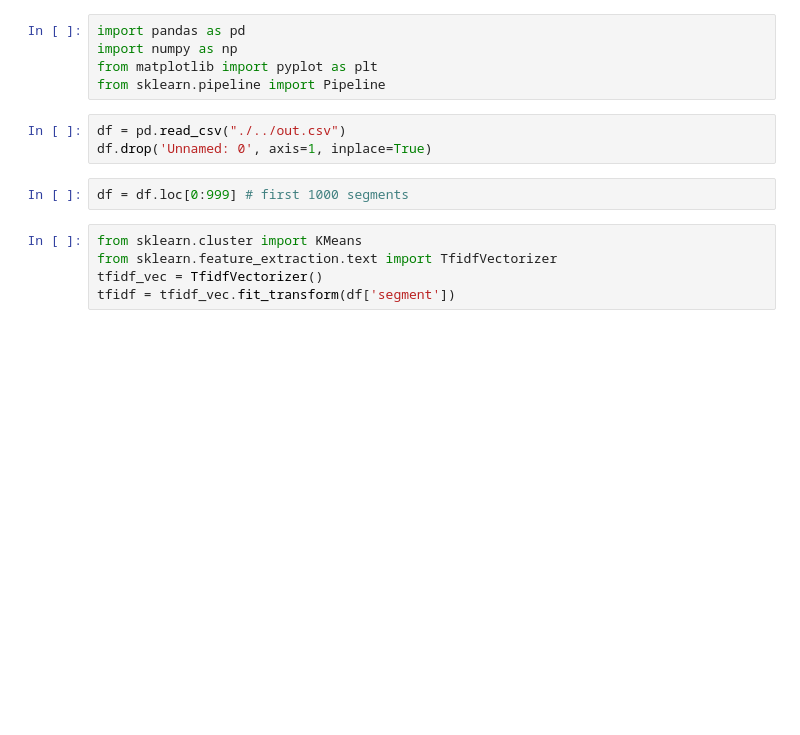
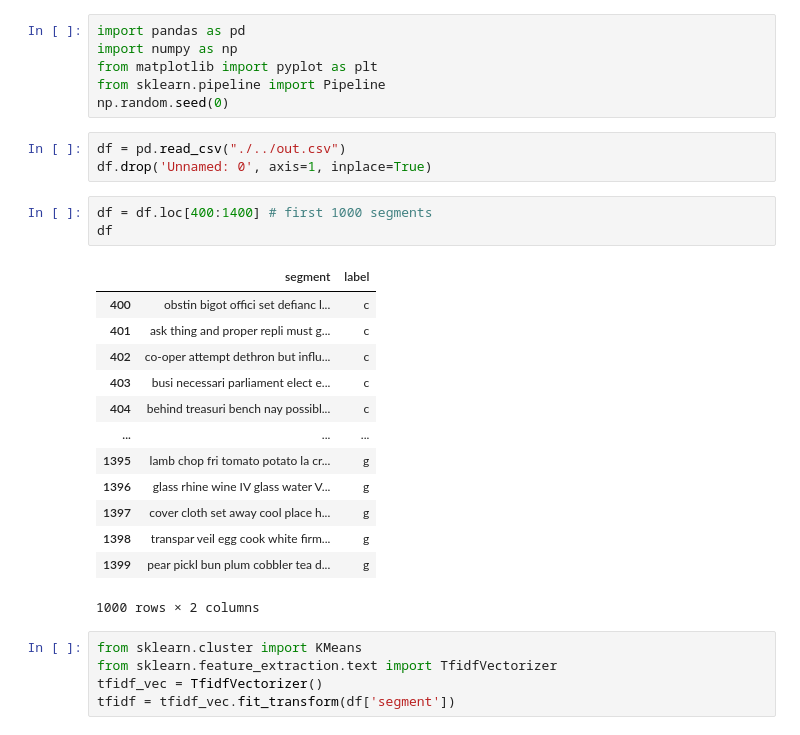
Before and after one commit to Data-Sciecne-Applications/clustering-assignment, a Jupyter notebook: TF-IDF/Kmeans.ipynb, the cells around one changed output. Cells and saved outputs as stored; diff of their text form; blank space fills up the shorter version.

```diff
--- a/TF-IDF/Kmeans.ipynb
+++ b/TF-IDF/Kmeans.ipynb
@@ -3,11 +3,27 @@ import pandas as pd
 import numpy as np
 from matplotlib import pyplot as plt
 from sklearn.pipeline import Pipeline
+np.random.seed(0)
 # %%
 df = pd.read_csv("./../out.csv")
 df.drop('Unnamed: 0', axis=1, inplace=True)
 # %%
-df = df.loc[0:999] # first 1000 segments
+df = df.loc[400:1400] # first 1000 segments
+df
+# %% [output]
+|  | segment | label |
+| 400 | obstin bigot offici set defianc l... | c |
+| 401 | ask thing and proper repli must g... | c |
+| 402 | co-oper attempt dethron but influ... | c |
+| 403 | busi necessari parliament elect e... | c |
+| 404 | behind treasuri bench nay possibl... | c |
+| ... | ... | ... |
+| 1395 | lamb chop fri tomato potato la cr... | g |
+| 1396 | glass rhine wine IV glass water V... | g |
+| 1397 | cover cloth set away cool place h... | g |
+| 1398 | transpar veil egg cook white firm... | g |
+| 1399 | pear pickl bun plum cobbler tea d... | g |
+1000 rows × 2 columns
 # %%
 from sklearn.cluster import KMeans
 from sklearn.feature_extraction.text import TfidfVectorizer
```
Also changed, not shown: parts of 9 cells of this notebook, 2 other files.
